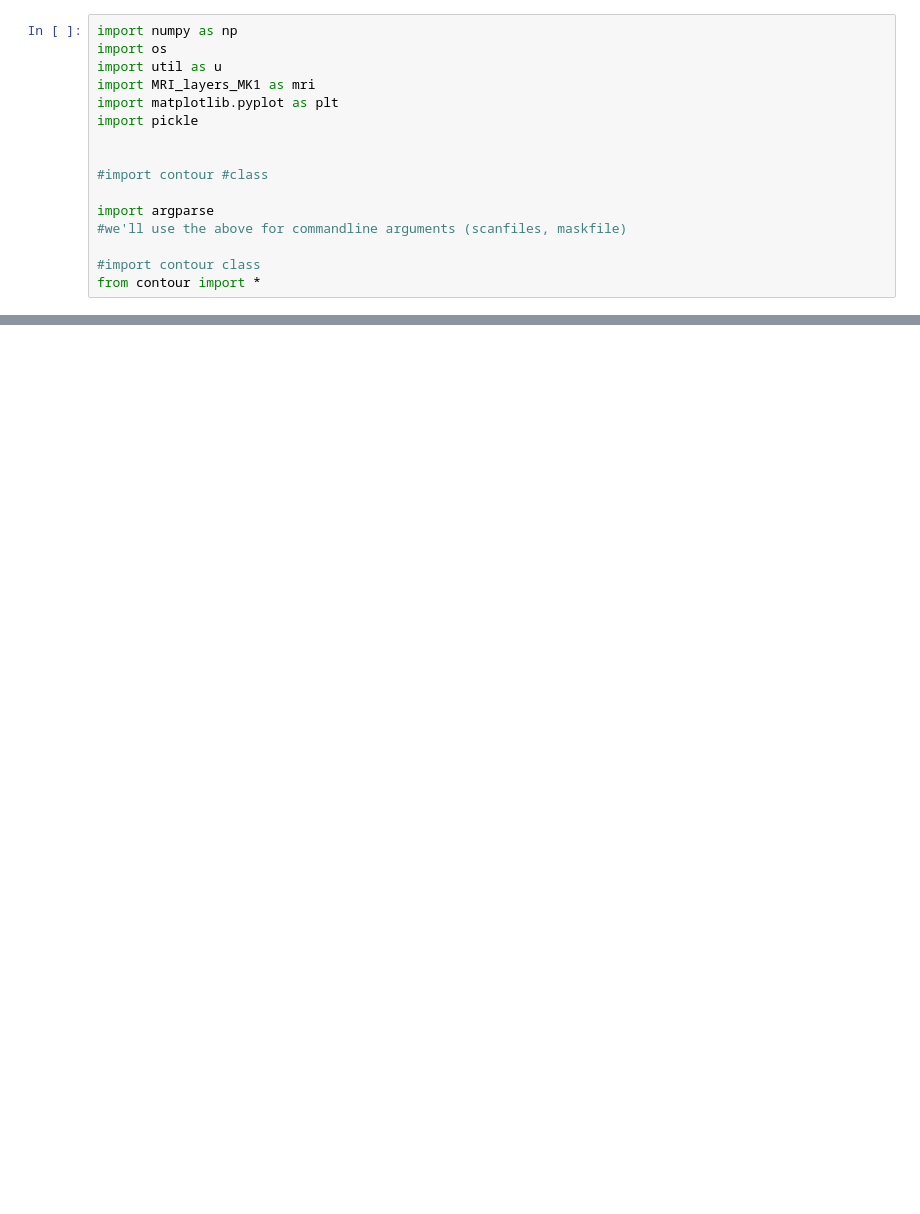
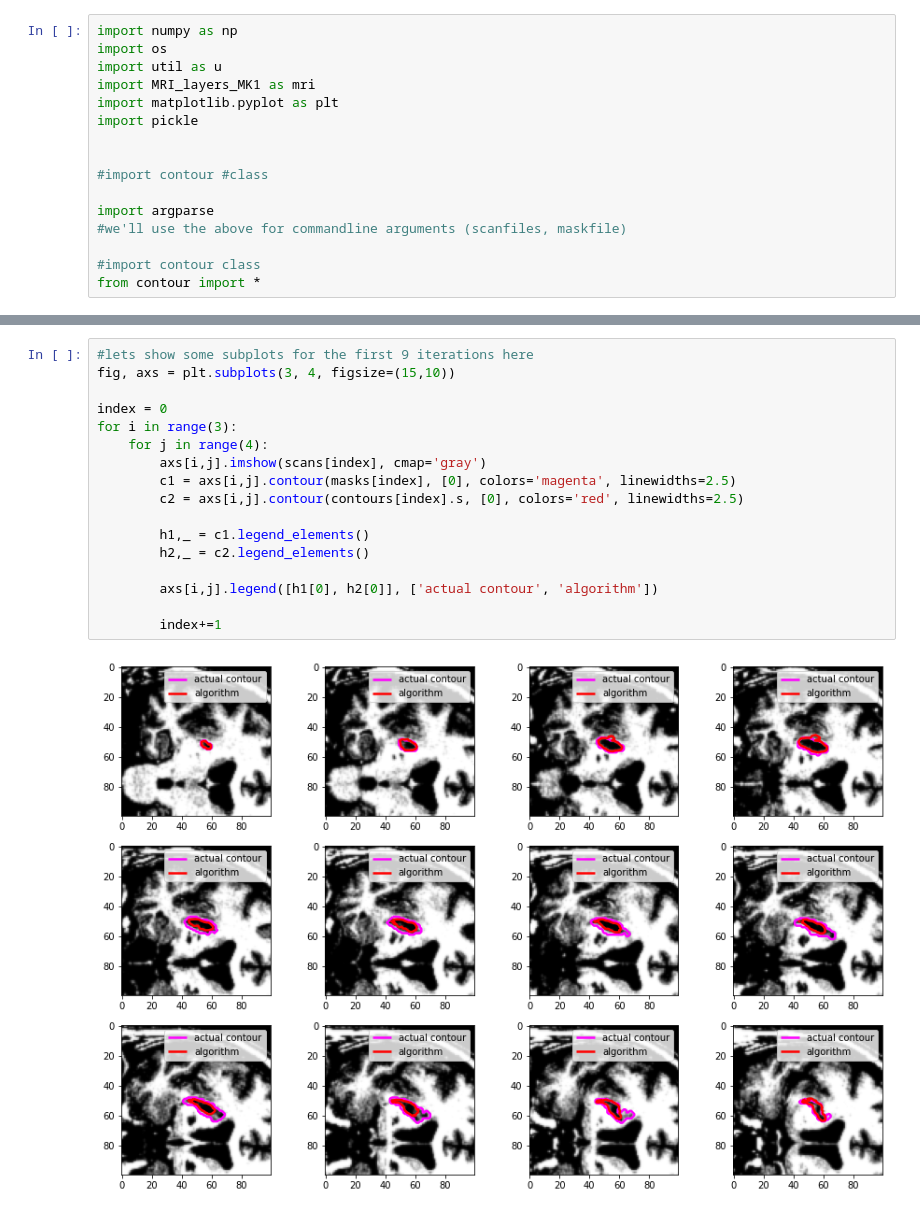
Before and after one commit to nnethercott/Capstone, a Jupyter notebook: simpy framework.ipynb, the cells around one changed output, grey strips where cells are left out. Cells and saved outputs as stored; diff of their text form; blank space fills up the shorter version.

```diff
--- a/simpy framework.ipynb
+++ b/simpy framework.ipynb
@@ -134,0 +248,19 @@ plt.contour(contours[index].s, [0], colors='red')
+# %%
+#lets show some subplots for the first 9 iterations here
+fig, axs = plt.subplots(3, 4, figsize=(15,10))
+
+index = 0
+for i in range(3):
+    for j in range(4):
+        axs[i,j].imshow(scans[index], cmap='gray')
+        c1 = axs[i,j].contour(masks[index], [0], colors='magenta', linewidths=2.5)
+        c2 = axs[i,j].contour(contours[index].s, [0], colors='red', linewidths=2.5)
+
+        h1,_ = c1.legend_elements()
+        h2,_ = c2.legend_elements()
+
+        axs[i,j].legend([h1[0], h2[0]], ['actual contour', 'algorithm'])
+
+        index+=1
+# %% [output]
+[figure, added]
```
Also changed, not shown: parts of 15 cells of this notebook, 1 other file.
